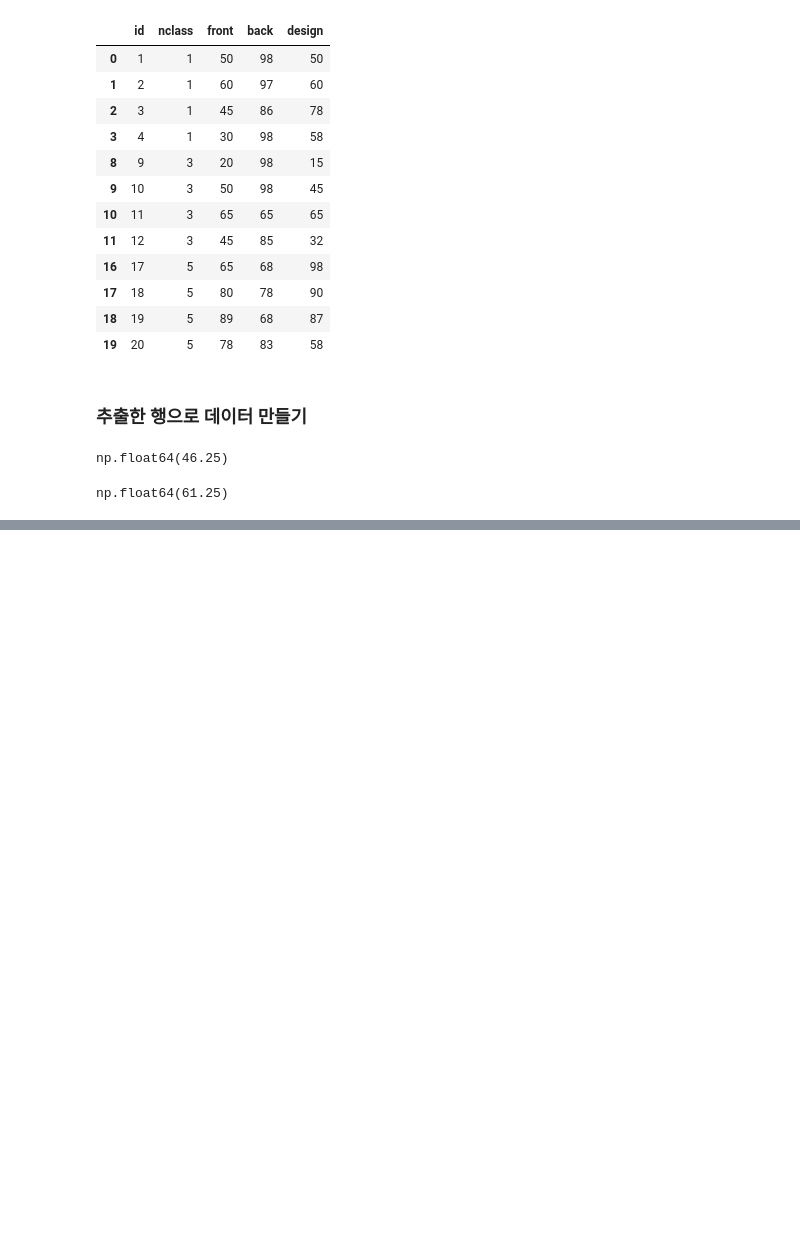
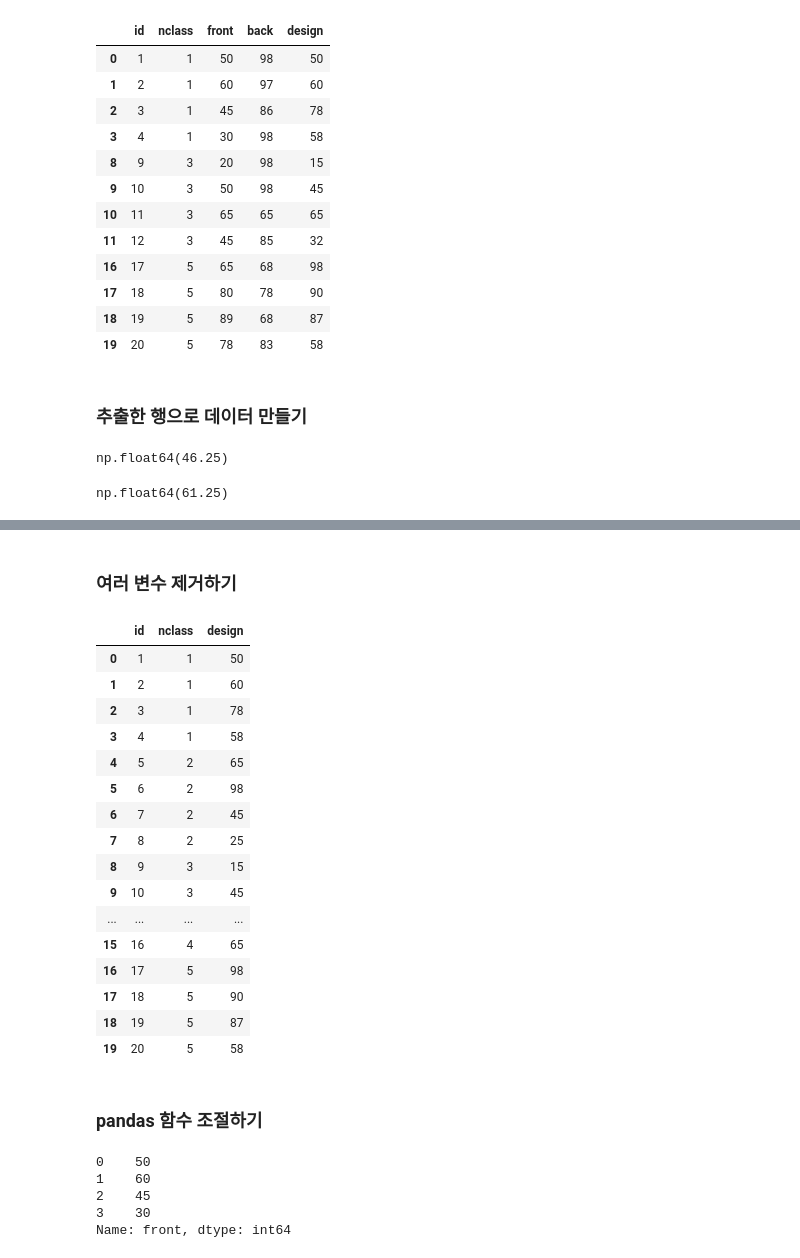
Before and after one commit to Likelion-at-SMWU-13th/KimEunJi, a Jupyter notebook: part05/preprocessing1.ipynb, the cells around one changed output, grey strips where cells are left out. Saved outputs shown, nothing was run; the diff lists cells and outputs as text; code cells hidden in the pictures; blank space fills up the shorter version.

```diff
--- a/part05/preprocessing1.ipynb
+++ b/part05/preprocessing1.ipynb
@@ -178,0 +265,32 @@ np.float64(61.25)
+# %% [markdown]
+### 여러 변수 제거하기
+# %%
+exam.drop(columns=['front', 'back'])
+# %% [output]
+|  | id | nclass | design |
+| 0 | 1 | 1 | 50 |
+| 1 | 2 | 1 | 60 |
+| 2 | 3 | 1 | 78 |
+| 3 | 4 | 1 | 58 |
+| 4 | 5 | 2 | 65 |
+| 5 | 6 | 2 | 98 |
+| 6 | 7 | 2 | 45 |
+| 7 | 8 | 2 | 25 |
+| 8 | 9 | 3 | 15 |
+| 9 | 10 | 3 | 45 |
+| ... | ... | ... | ... |
+| 15 | 16 | 4 | 65 |
+| 16 | 17 | 5 | 98 |
+| 17 | 18 | 5 | 90 |
+| 18 | 19 | 5 | 87 |
+| 19 | 20 | 5 | 58 |
+# %% [markdown]
+### pandas 함수 조절하기
+# %%
+exam.query('nclass==1')['front']
+# %% [output]
+0    50
+1    60
+2    45
+3    30
+Name: front, dtype: int64
```
Also changed, not shown: parts of 10 cells of this notebook.
